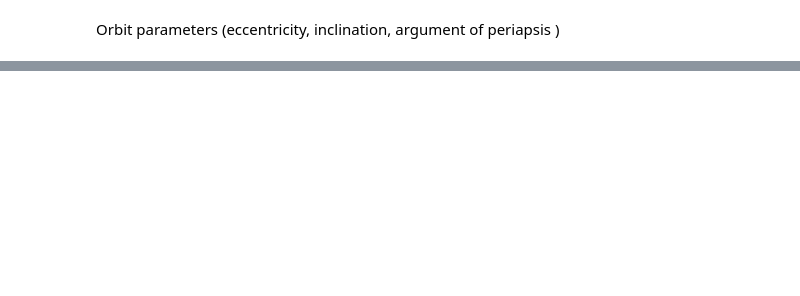
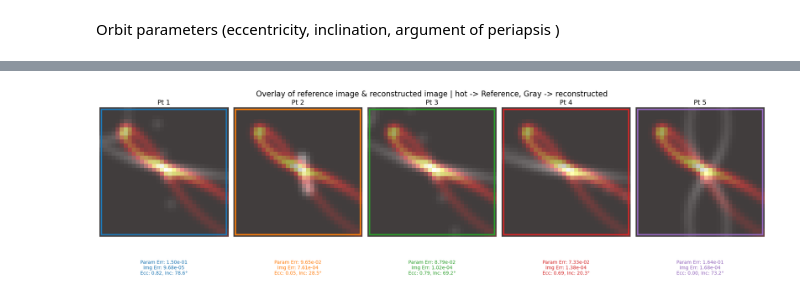
Before and after one commit to Zylarx/Pratical_work_PINNs, a Jupyter notebook: solution.ipynb, the cells around one changed output, grey strips where cells are left out. Saved outputs shown, nothing was run; the diff lists cells and outputs as text; code cells hidden in the pictures; blank space fills up the shorter version.

```diff
--- a/solution.ipynb
+++ b/solution.ipynb
@@ -54,0 +182,61 @@ plt.show()
+# %%
+
+
+fig, axes = plt.subplots(1, num_points, figsize=(4 * num_points, 5))
+
+for idx, (i, j) in enumerate(selected_indices):
+    ecc = ecc_range[i]
+    inc = inc_range[j]
+
+    # Build test orbit
+    orbit_test = torch.zeros(1, 1, 3)
+    orbit_test[:, 0, 0] = ecc
+    orbit_test[:, 0, 1] = inc
+    orbit_test[:, 0, 2] = orbit_ref[:, 0, 2]
+
+    # Generate image
+    img_test = gen(orbit_test)
+
+
+    # Compute errors
+    img_error = mse(img_test.view(1, -1), img_from_ref.view(1, -1)).item()
+    param_error = mse(orbit_test.view(1, -1), orbit_ref.view(1, -1)).item()
+
+    ax = axes[idx]
+
+    # Display reference image
+    ax.imshow(img_test.reshape(32, 32).detach().cpu(), cmap="gray", alpha=0.6)
+    # Overlay predicted image
+    ax.imshow(img_from_ref.reshape(32, 32).detach().cpu(), cmap="hot", alpha=0.4)
+
+    # Remove ticks
+    ax.axis("off")
+    ax.set_title(f"Pt {idx+1}", fontsize=14)
+
+    # Add colored rectangle contour on the image
+    rect = mpatches.Rectangle(
+        (0, 0),                # Bottom-left corner
+        31,                    # Width
+        31,                    # Height
+        linewidth=3,
+        edgecolor=colors[idx],
+        facecolor='none'
+    )
+    ax.add_patch(rect)
+
+    # Add text below
+    ax.text(
+        0.5, -0.18,
+        f"Param Err: {param_error:.2e}\nImg Err: {img_error:.2e}\nEcc: {ecc:.2f}, Inc: {np.rad2deg(inc):.1f}°",
+        size=10,
+        ha="center",
+        va="top",
+        transform=ax.transAxes,
+        color=colors[idx]
+    )
+
+plt.suptitle("Overlay of reference image & reconstructed image | hot -> Reference, Gray -> reconstructed", fontsize=16)
+plt.tight_layout()
+plt.show()
+# %% [output]
+[figure, added]
```
Also changed, not shown: parts of 40 cells of this notebook, 2 other files.
